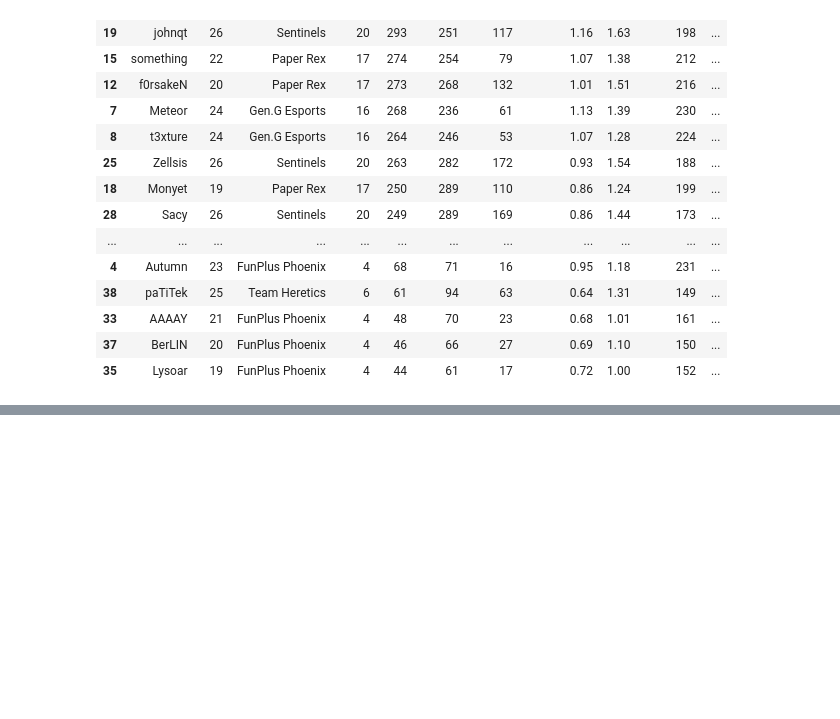
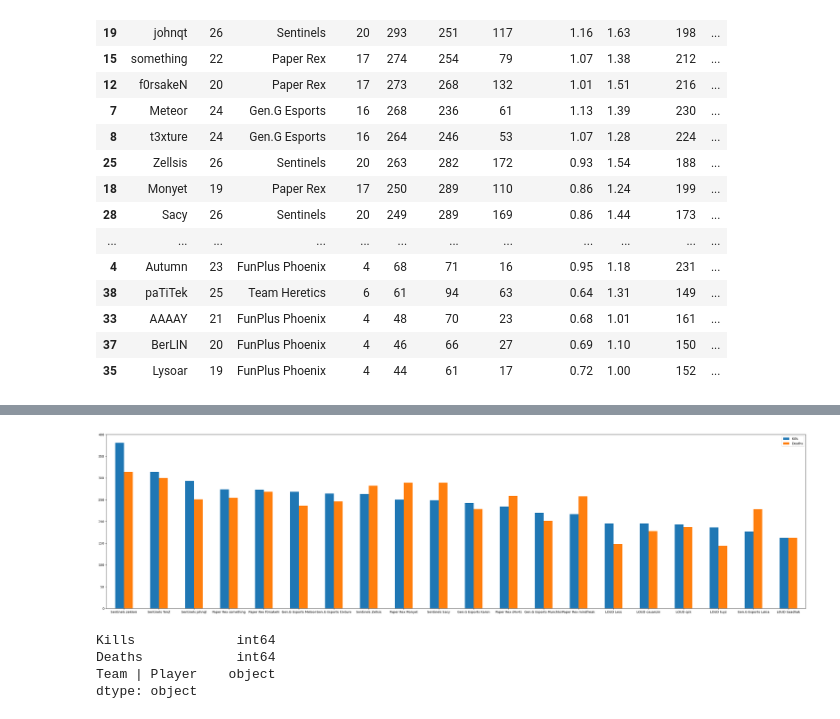
Before and after one commit to azrielmt/vct-masters-madrid-data, a Jupyter notebook: viz.ipynb, the cells around one changed output, grey strips where cells are left out. Saved outputs shown, nothing was run; the diff lists cells and outputs as text; code cells hidden in the pictures; blank space fills up the shorter version.

```diff
--- a/viz.ipynb
+++ b/viz.ipynb
@@ -130,0 +202,10 @@ plt.tight_layout()
+# %%
+playoff_teams_df = reducedteams_df[~reducedteams_df["Team Player"].str.contains("EDward Gaming|Team Heretics|Karmine Corp|FunPlus Phoenix")]
+#playoff_teams_df = reducedteams_df[~reducedteams_df["Team Player"].str.contains("Team Heretics")]
+#playoff_teams_df = reducedteams_df[~reducedteams_df["Team Player"].str.contains("Karmine Corp")]
+# playoff_teams_df = reducedteams_df[~reducedteams_df["Team Player"].str.contains("FunPlus Phoenix")]
+
+#playoff_teams_df = reducedteams_df[reducedteams_df['Team Player'] != 'EDWard Gaming']
+
+print(playoff_teams_df)
+playoff_teams_df.head()
@@ -130,0 +236,16 @@ plt.tight_layout()
+# %%
+multi_plot = playoff_teams_df.plot(kind="bar", figsize=(40,10))
+
+multi_plot.set_xticklabels(playoff_teams_df["Team Player"], rotation=45)
+
+plt.xticks(rotation = 0, fontsize=10)
+plt.show()
+# %% [output]
+[figure, added]
+# %%
+reducedteams_df.dtypes
+# %% [output]
+Kills             int64
+Deaths            int64
+Team | Player    object
+dtype: object
```
Also changed, not shown: parts of 9 cells of this notebook.
